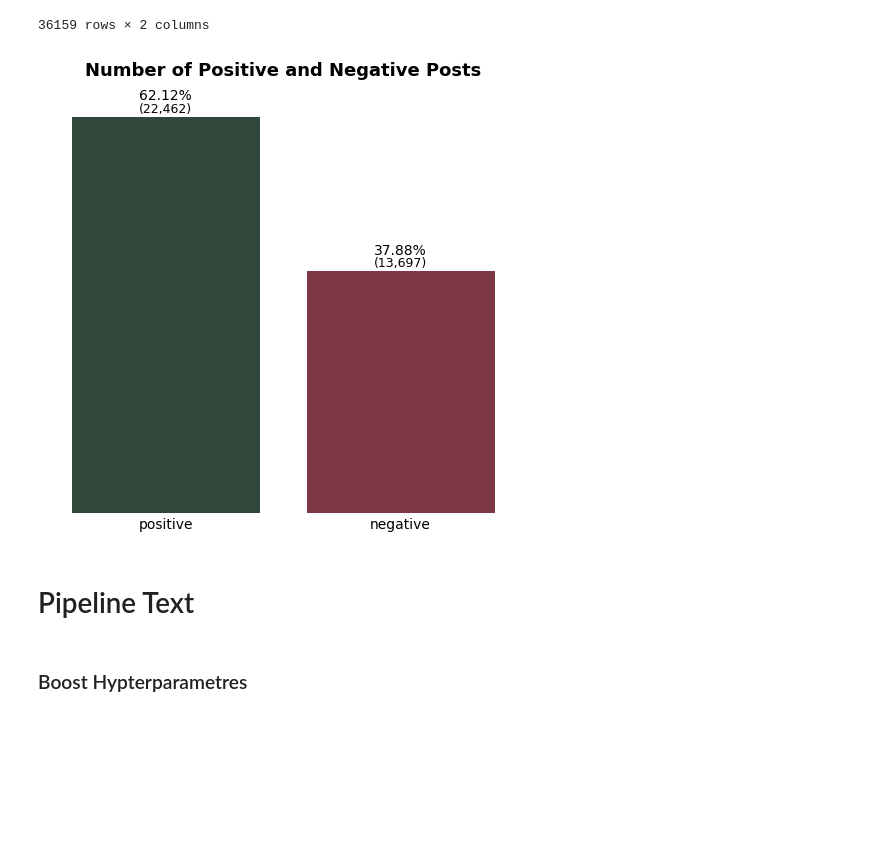
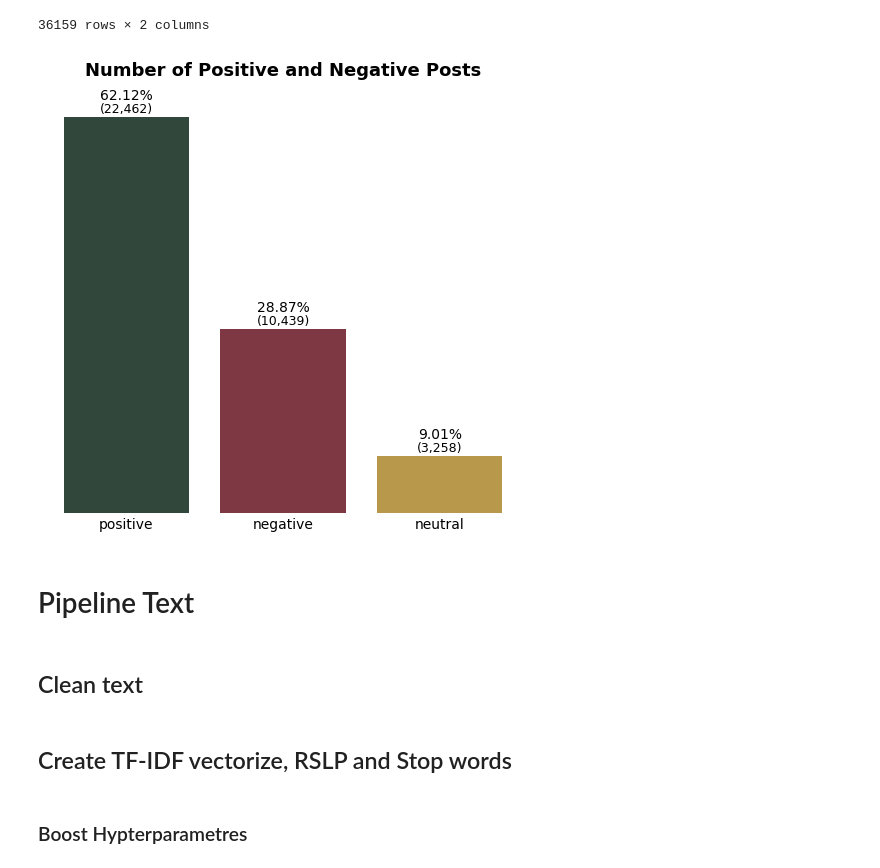
Before and after one commit to rvanguita/Brazilian_E-Commerce, a Jupyter notebook: main.ipynb, the cells around one changed output. Drawn from its saved outputs; the diff is of its cells as text; code cells hidden in the pictures; blank space fills up the shorter version.

```diff
--- a/main.ipynb
+++ b/main.ipynb
@@ -81,19 +84,19 @@ len(df_comments)
 # %% [output]
 99224
 # %%
-df_comments = df_comments.dropna(subset=['review_comment_message'])
-df_comments = df_comments.reset_index(drop=True)
-len(df_comments)
+df_analysis = df_analysis.dropna(subset=['review_comment_message'])
+df_analysis = df_analysis.reset_index(drop=True)
+len(df_analysis)
 # %% [output]
 40977
 # %%
-df_comments = df_comments.drop_duplicates(subset='review_comment_message', keep='first').reset_index(drop=True)
-len(df_comments)
+df_analysis = df_analysis.drop_duplicates(subset='review_comment_message', keep='first').reset_index(drop=True)
+len(df_analysis)
 # %% [output]
 36159
 # %%
-df_comments.columns = ['score', 'comment']
-df_comments
+df_analysis.columns = ['score', 'comment']
+df_analysis
 # %% [output]
 |  | score | comment |
 | 0 | 5 | Recebi bem antes do prazo estipul... |
@@ -112,28 +115,30 @@ df_comments
 sentiment_label = {
     1: 'negative',
     2: 'negative',
-    3: 'negative',
+    3: 'neutral',
     4: 'positive',
     5: 'positive'
 }
-df_comments['sentiment_label'] = df_comments['score'].map(sentiment_label)
+df_analysis['sentiment_label'] = df_analysis['score'].map(sentiment_label)
 # %%
 hue='sentiment_label'
 
 visualizer = DataVisualizer(
-    dataframe=df_comments,
+    dataframe=df_analysis,
     figsize=(5, 5),
     title = f'Number of Positive and Negative Posts'
     )
 
 visualizer.plot_categorical_distribution(
     category_col=hue,
-    palette = ['#2e4b3a', '#8a2c3d']
+    palette = ['#2e4b3a', '#8a2c3d', '#caa038']
     )
 # %% [output]
-[figure, old version]
+[figure, new version]
 # %% [markdown]
 # Pipeline Text
+# %% [markdown]
+## Clean text
 # %%
 regex_cleaner = [
     RegexCleanerTransformer.clean_line_breaks,
@@ -149,6 +154,8 @@ regex_cleaner = [
     # RegexCleanerTransformer.remove_accents,
     # RegexCleanerTransformer.replace_slang,
 ]
+# %% [markdown]
+## Create TF-IDF vectorize, RSLP and Stop words
 # %%
 pt_stopwords = stopwords.words('portuguese')
 rslp_stemmer = RSLPStemmer()
```
Also changed, not shown: parts of 41 cells of this notebook, 5 other files.
